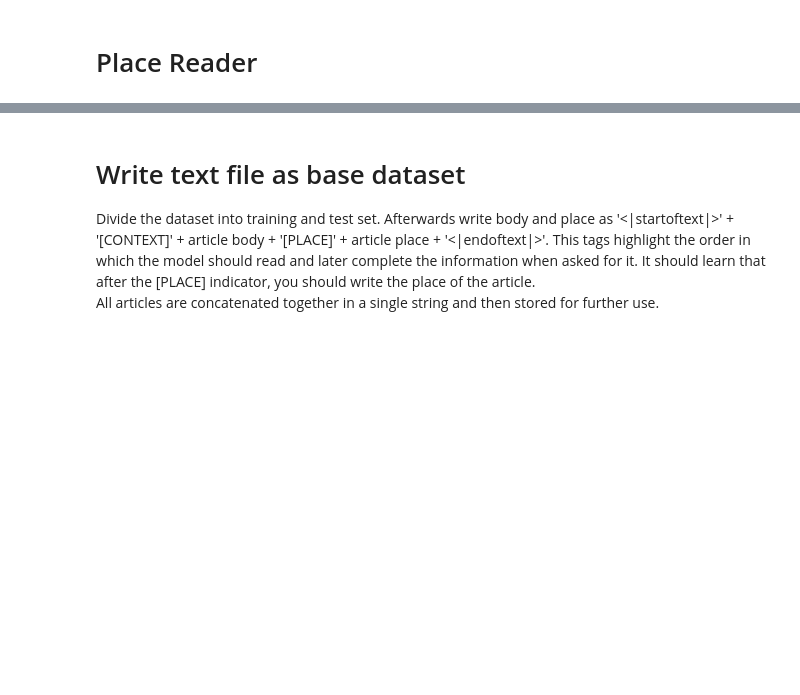
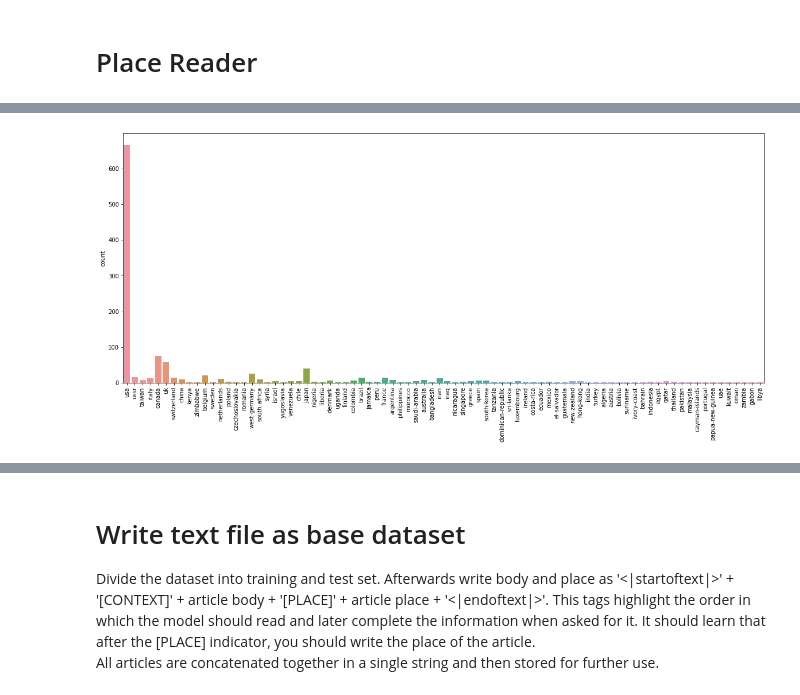
Before and after one commit to acu-sci/train-gpt2-tensorflow, a Jupyter notebook: ReadPlace.ipynb, the cells around one changed output, grey strips where cells are left out. Cells and saved outputs as stored; diff of their text form; code cells hidden in the pictures; blank space fills up the shorter version.

Commit message:
add reuters places review and readme

```diff
--- a/ReadPlace.ipynb
+++ b/ReadPlace.ipynb
@@ -8,6 +8,6 @@ I google around and found the reuters dataset, which is perfect as it has articl
 # %%
 from bs4 import BeautifulSoup, SoupStrainer
-with open('./reuters-dataset/reut2-000.sgm', 'r') as f:
+with open('./reuters-dataset/reut2-001.sgm', 'r') as f:
     data = f.read()
     soup = BeautifulSoup(data)
     # each article is embedded in a <REUTERS> object
@@ -27,0 +32,25 @@ print(art_dict[0])
+# %%
+import pandas as pd
+import numpy as np
+
+# for generating the training text I am interested in having the places not as a list of strings but as a string itself e.g. 'usa, germany, china'. I would expect the model to give me an answer in the same format.
+text_df = pd.DataFrame(data=(('. '.join(value.get('body')), ', '.join(value.get('place'))) for key, value in art_dict.items()), columns=('body', 'places'))
+
+# remove rows with empty body or places
+text_df.replace('', np.NaN, inplace=True)
+# dropna with inplace = True to save the change in the dataframe
+text_df.dropna(axis=0, inplace=True)
+# %%
+import matplotlib.pyplot as plt
+import seaborn as sns
+
+# get a flat list of places in a dataset
+places_list = [str(places).split(', ') for places in text_df["places"]]
+places_flatt = [item for sublist in places_list for item in sublist]
+
+plt.figure(figsize=(20, 8))
+hist = sns.countplot(places_flatt)
+plt.xticks(rotation='vertical')
+plt.show()
+# %% [output]
+[figure, added]
```
Also changed, not shown: parts of 8 cells of this notebook, 1 other file.
